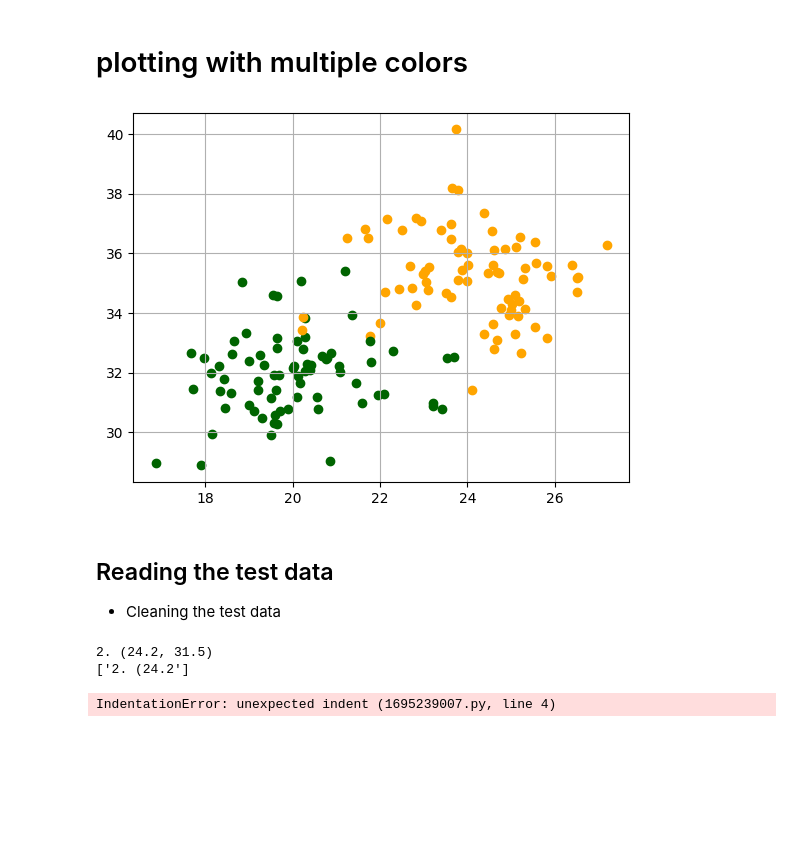
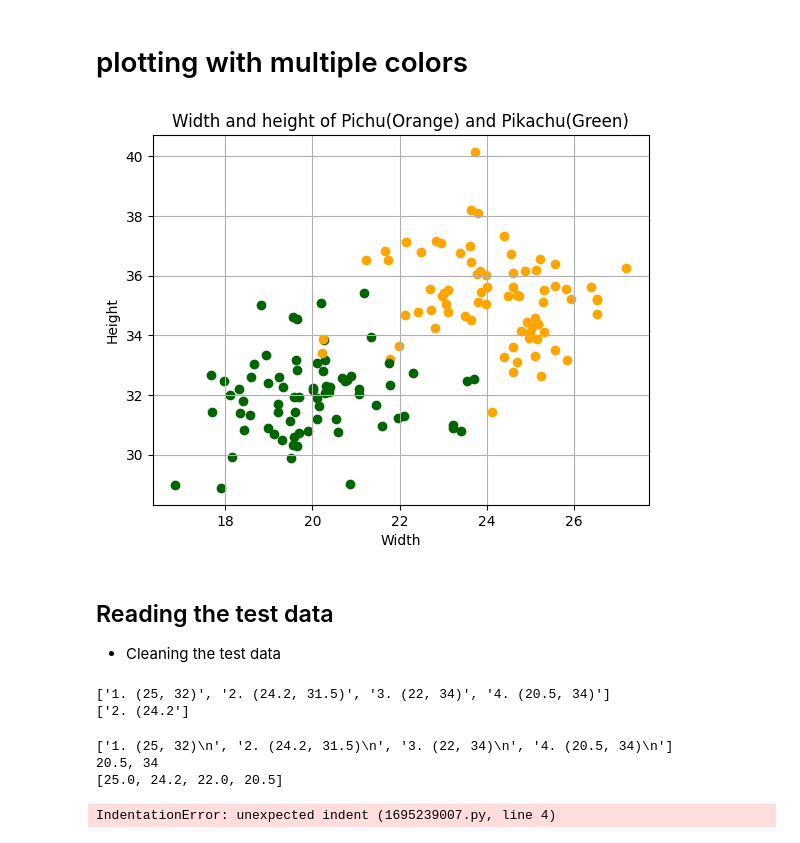
Before and after one commit to Rufshod/Python-Alexander-Andersson, a Jupyter notebook: Labs/Lab_2.ipynb, the cells around one changed output. Drawn from its saved outputs; the diff is of its cells as text; code cells hidden in the pictures; blank space fills up the shorter version.

Commit message:
cleaning test data

```diff
--- a/Labs/Lab_2.ipynb
+++ b/Labs/Lab_2.ipynb
@@ -109,21 +109,26 @@ Pikachu
 # %%
 # importing pyplot
 import matplotlib.pyplot as plt
 
 #Creating a loop with if statement in order to decide what color should be chosen in the scatter plot
 
 p_c = "" #Creating a variable for pokemon color
 
+
+#
 for (w, h, l) in zip(width, height, label): # Jonas Bengtström helped me with this code.
     if l != 1.0:
         p_c = "darkgreen"
 
     else:
         p_c = "orange"
     plt.scatter(w, h, c = p_c)
+plt.title("Width and height of Pichu(Orange) and Pikachu(Green)")
+plt.xlabel("Width")
+plt.ylabel("Height")
 plt.grid()
 # %% [output]
-[figure, old version]
+[figure, new version]
 # %% [markdown]
 ## Reading the test data
 - Cleaning the test data
@@ -132,13 +137,31 @@ with open ("Lab_2_Data/testpoints.txt", "r") as file_test_read:
     test_lst = [test.strip("\n") for test in file_test_read]
 
     test_lst.pop(0)
-    print(test_lst[1])
+    print(test_lst)
 
     test_w_lst = [test.split(",")[:1] for test in test_lst]
     print(test_w_lst[1])
 # %% [output]
-2. (24.2, 31.5)
+['1. (25, 32)', '2. (24.2, 31.5)', '3. (22, 34)', '4. (20.5, 34)']
 ['2. (24.2']
+# %%
+with open ("Lab_2_Data/testpoints.txt", "r") as file_test_read:
+    lines = file_test_read.readlines()
+    lines = lines[1:]
+    print(lines)
+    clean_lines = []
+
+    for line_number in lines:
+        line_number = line_number[4: -2]
+        clean_lines.append(line_number)
+print(line_number)
+test_w_test = [float(line_number.split(", ")[0]) for line_number in clean_lines]
+
+print(test_w_test)
+# %% [output]
+['1. (25, 32)\n', '2. (24.2, 31.5)\n', '3. (22, 34)\n', '4. (20.5, 34)\n']
+20.5, 34
+[25.0, 24.2, 22.0, 20.5]
 # %%
  data_lst = [data.strip("\n") for data in file_data_read] # Created a list with every line as a index.
 
```
Also changed, not shown: parts of 3 cells of this notebook.
